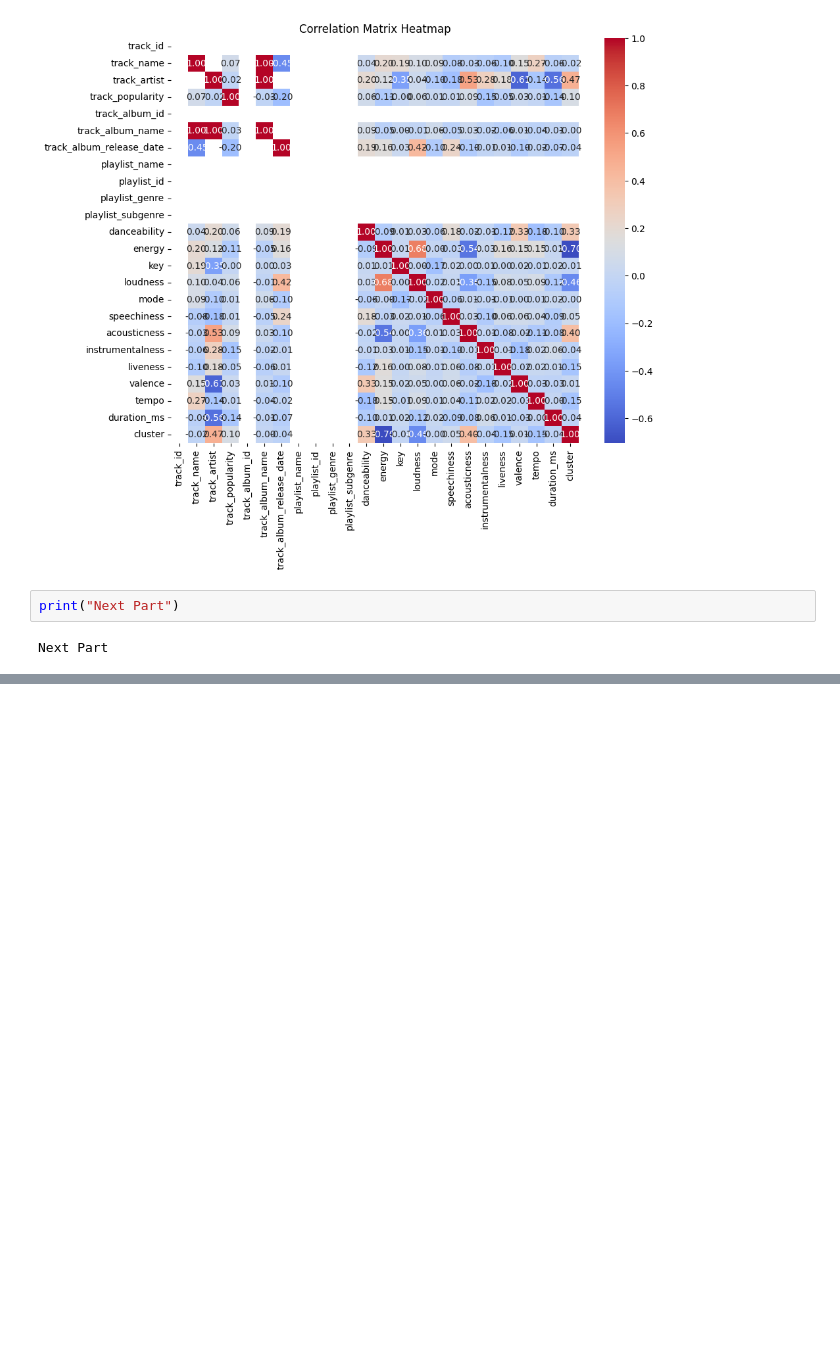
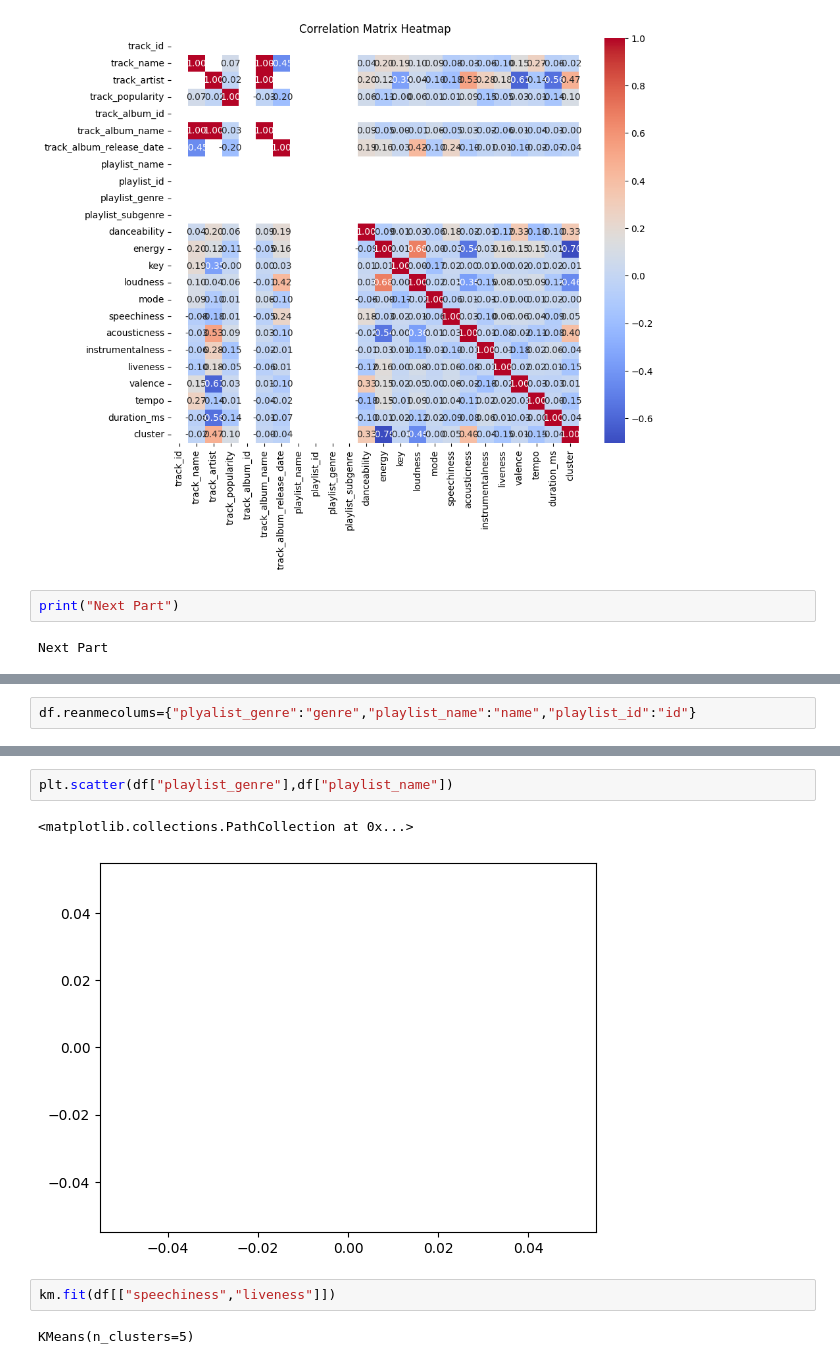
Before and after one commit to aT-404/CorizoMProject, a Jupyter notebook: Project2.ipynb, the cells around one changed output, grey strips where cells are left out. Cells and saved outputs as stored; diff of their text form; blank space fills up the shorter version.

```diff
--- a/Project2.ipynb
+++ b/Project2.ipynb
@@ -231,0 +251,2 @@ Next Part
+# %%
+df.reanmecolums={"plyalist_genre":"genre","playlist_name":"name","playlist_id":"id"}
@@ -231,0 +273,9 @@ Next Part
+# %%
+plt.scatter(df["playlist_genre"],df["playlist_name"])
+# %% [output]
+<matplotlib.collections.PathCollection at 0x...>
+[figure, added]
+# %%
+km.fit(df[["speechiness","liveness"]])
+# %% [output]
+KMeans(n_clusters=5)
```
Also changed, not shown: parts of 8 cells of this notebook.
